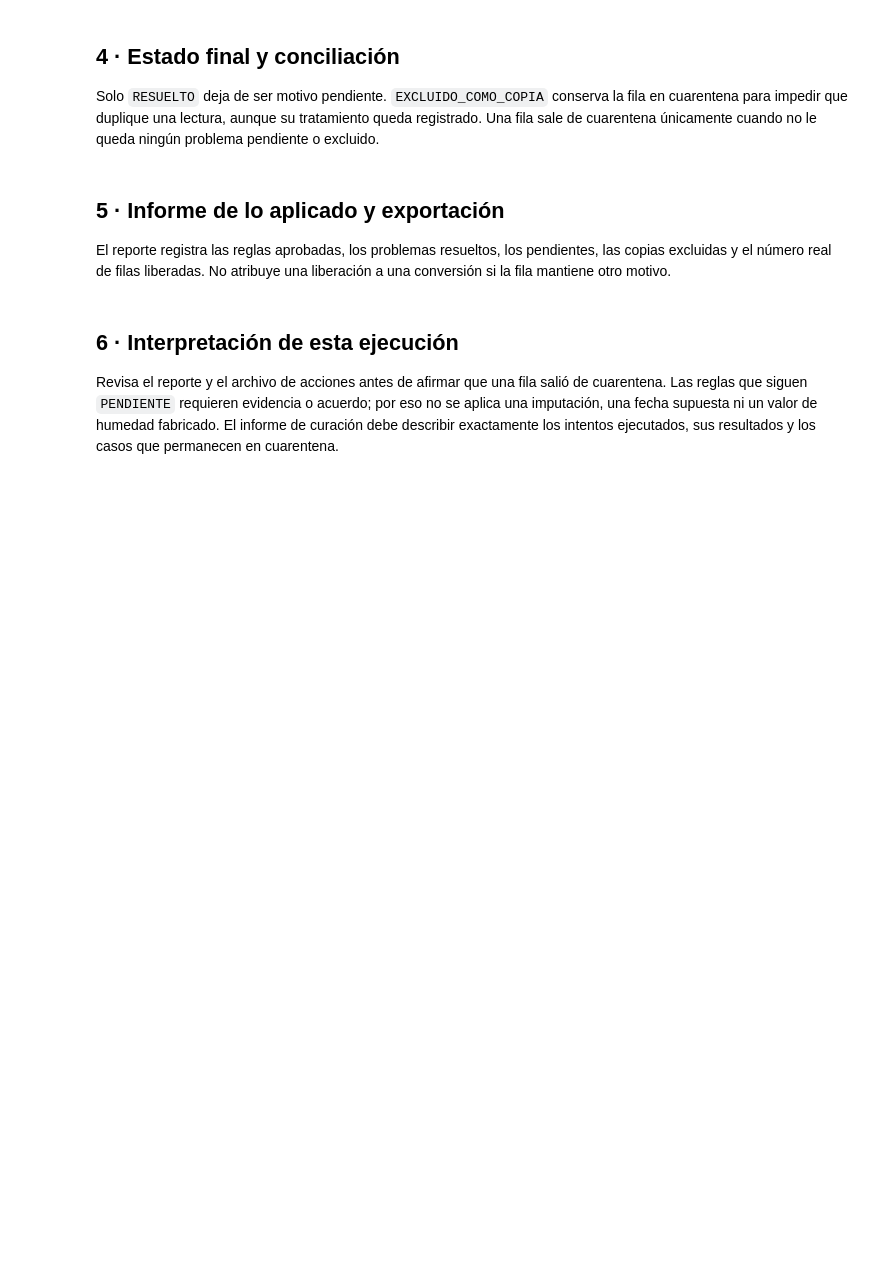
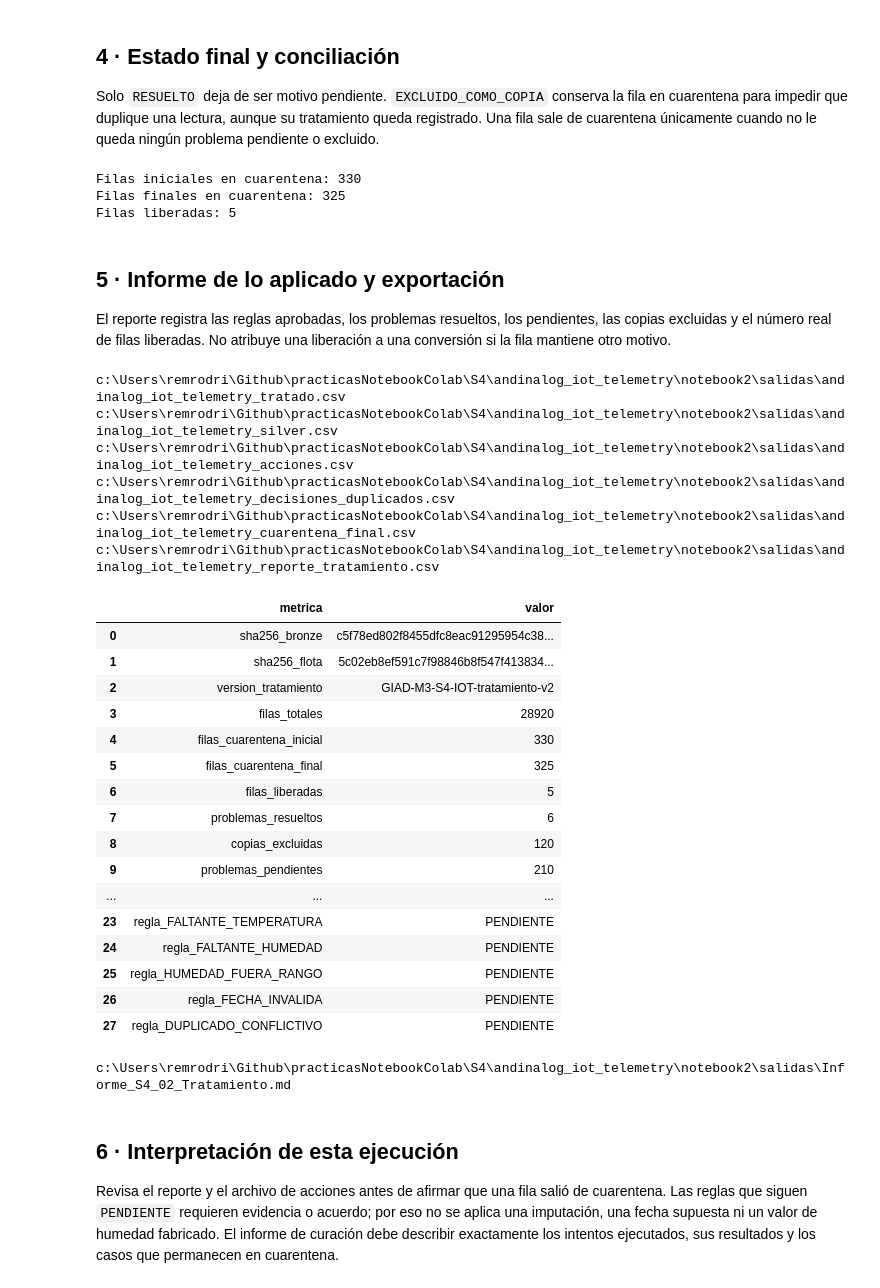
Before and after one commit to remrodri/practicasNotebookColab, a Jupyter notebook: S4/andinalog_iot_telemetry/notebook2/S4_02_AndinaLog_IoT_Tratamiento_Local_Drive.ipynb, the cells around one changed output. Cells and saved outputs as stored; diff of their text form; code cells hidden in the pictures; blank space fills up the shorter version.

Commit message:
update: se actualizo los notebook2 de iot,hr y wms para entregar silver y se creo el notebook3 de hr

```diff
--- a/S4/andinalog_iot_telemetry/notebook2/S4_02_AndinaLog_IoT_Tratamiento_Local_Drive.ipynb
+++ b/S4/andinalog_iot_telemetry/notebook2/S4_02_AndinaLog_IoT_Tratamiento_Local_Drive.ipynb
@@ -16,7 +18,7 @@ import tempfile
 import pandas as pd
 import numpy as np
 
-ENTORNO = "drive"  # "local" o "drive"
+ENTORNO = "local"  # "local" o "drive"
 RUTA_PROYECTO_DRIVE = "/content/drive/MyDrive/GIAD"  # ajustar si corresponde
 VERSION_TRATAMIENTO = "GIAD-M3-S4-IOT-tratamiento-v2"
 
@@ -244,9 +274,25 @@ def construir_estado_final(principal, acciones, decisiones):
 
 df_final, problemas_pendientes = construir_estado_final(df_trabajo, acciones, decisiones_duplicado)
 df_cuarentena_final = df_final.loc[df_final["en_cuarentena_final"]].copy()
+# Silver de consumo: solo lecturas utilizables, con temperatura y camión preparados.
+df_silver = df_final.loc[~df_final["en_cuarentena_final"], [
+    "timestamp", "viaje_id", "order_id", "camion_id_preparado", "producto_id",
+    "temperatura_c_preparada", "humedad_cabina_pct",
+    "desviacion_termica_flag", "desviacion_proximos_60min_flag",
+]].copy()
+df_silver = df_silver.rename(columns={
+    "camion_id_preparado": "camion_id", "temperatura_c_preparada": "temperatura_cabina_c",
+})
+df_silver.insert(6, "temp_unit", "C")
+
 pd.testing.assert_frame_equal(df_final[df_entrada.columns], df_entrada)
 assert len(df_final) == len(df_entrada)
 assert len(df_cuarentena_final) == int(df_final["en_cuarentena_final"].sum())
+assert len(df_silver) == int((~df_final["en_cuarentena_final"]).sum())
+assert list(df_silver.columns) == ["timestamp", "viaje_id", "order_id", "camion_id", "producto_id", "temperatura_cabina_c", "temp_unit", "humedad_cabina_pct", "desviacion_termica_flag", "desviacion_proximos_60min_flag"]
+assert df_silver["temperatura_cabina_c"].notna().all()
+assert df_silver["temp_unit"].eq("C").all()
+assert not df_silver.duplicated(["viaje_id", "timestamp"]).any()
 assert set(problemas_pendientes["fila_bronze"]) == set(df_cuarentena_final["fila_bronze"])
 assert df_final.loc[df_final["decision_duplicado"].eq("COPIA_EXCLUIDA"), "en_cuarentena_final"].all()
 assert not df_final.loc[~df_final["en_cuarentena_final"]].duplicated(["viaje_id", "timestamp"]).any()
@@ -257,6 +303,10 @@ assert not (df_final["en_cuarentena_inicial"] & ~df_final["en_cuarentena_final"]
 print("Filas iniciales en cuarentena:", int(df_final["en_cuarentena_inicial"].sum()))
 print("Filas finales en cuarentena:", int(df_final["en_cuarentena_final"].sum()))
 print("Filas liberadas:", int((df_final["en_cuarentena_inicial"] & ~df_final["en_cuarentena_final"]).sum()))
+# %% [output]
+Filas iniciales en cuarentena: 330
+Filas finales en cuarentena: 325
+Filas liberadas: 5
 # %% [markdown]
 ## 5 · Informe de lo aplicado y exportación
 
@@ -289,33 +339,58 @@ def exportar(directorio, tablas, bronze, huella, flota, huella_flota):
     if hashlib.sha256(bronze.read_bytes()).hexdigest() != huella:
         raise RuntimeError("El Bronze cambió; se cancela la exportación")
     if hashlib.sha256(flota.read_bytes()).hexdigest() != huella_flota:
         raise RuntimeError("La referencia de flota cambió; se cancela la exportación")
     directorio.mkdir(parents=True, exist_ok=True)
     temporales = {}
     try:
         for nombre, tabla in tablas.items():
             destino = directorio / nombre
             with tempfile.NamedTemporaryFile(mode="w", suffix=".csv", prefix=".tmp_iot2_", dir=directorio, encoding="utf-8-sig", newline="", delete=False) as tmp:
                 tabla.to_csv(tmp, index=False)
                 temporales[destino] = Path(tmp.name)
         for destino, temporal in temporales.items():
             os.replace(temporal, destino)
     finally:
         for temporal in temporales.values():
             temporal.unlink(missing_ok=True)
     return list(temporales)
 
 reporte2 = crear_reporte(df_final, acciones, decisiones_duplicado, catalogo, HASH_BRONZE, HASH_FLOTA)
 tablas = {
     "andinalog_iot_telemetry_tratado.csv": df_final,
+    "andinalog_iot_telemetry_silver.csv": df_silver,
     "andinalog_iot_telemetry_acciones.csv": acciones,
     "andinalog_iot_telemetry_decisiones_duplicados.csv": decisiones_duplicado,
     "andinalog_iot_telemetry_cuarentena_final.csv": df_cuarentena_final,
     "andinalog_iot_telemetry_reporte_tratamiento.csv": reporte2,
 }
 for ruta in exportar(rutas["salidas"], tablas, rutas["bronze"], HASH_BRONZE, rutas["flota"], HASH_FLOTA):
     print(ruta)
 display(reporte2)
+# %% [output]
+c:\Users\remrodri\Github\practicasNotebookColab\S4\andinalog_iot_telemetry\notebook2\salidas\andinalog_iot_telemetry_tratado.csv
+c:\Users\remrodri\Github\practicasNotebookColab\S4\andinalog_iot_telemetry\notebook2\salidas\andinalog_iot_telemetry_silver.csv
+c:\Users\remrodri\Github\practicasNotebookColab\S4\andinalog_iot_telemetry\notebook2\salidas\andinalog_iot_telemetry_acciones.csv
+c:\Users\remrodri\Github\practicasNotebookColab\S4\andinalog_iot_telemetry\notebook2\salidas\andinalog_iot_telemetry_decisiones_duplicados.csv
+c:\Users\remrodri\Github\practicasNotebookColab\S4\andinalog_iot_telemetry\notebook2\salidas\andinalog_iot_telemetry_cuarentena_final.csv
+c:\Users\remrodri\Github\practicasNotebookColab\S4\andinalog_iot_telemetry\notebook2\salidas\andinalog_iot_telemetry_reporte_tratamiento.csv
+|  | metrica | valor |
+| 0 | sha256_bronze | c5f78ed802f8455dfc8eac91295954c38... |
+| 1 | sha256_flota | 5c02eb8ef591c7f98846b8f547f413834... |
+| 2 | version_tratamiento | GIAD-M3-S4-IOT-tratamiento-v2 |
+| 3 | filas_totales | 28920 |
+| 4 | filas_cuarentena_inicial | 330 |
+| 5 | filas_cuarentena_final | 325 |
+| 6 | filas_liberadas | 5 |
+| 7 | problemas_resueltos | 6 |
+| 8 | copias_excluidas | 120 |
+| 9 | problemas_pendientes | 210 |
+| ... | ... | ... |
+| 23 | regla_FALTANTE_TEMPERATURA | PENDIENTE |
+| 24 | regla_FALTANTE_HUMEDAD | PENDIENTE |
+| 25 | regla_HUMEDAD_FUERA_RANGO | PENDIENTE |
+| 26 | regla_FECHA_INVALIDA | PENDIENTE |
+| 27 | regla_DUPLICADO_CONFLICTIVO | PENDIENTE |
 # %%
 def crear_informe_md(df_final, acciones, decisiones, catalogo, huella, huella_flota):
     inicial = int(df_final["en_cuarentena_inicial"].sum())
@@ -381,6 +456,8 @@ informe_md = crear_informe_md(df_final, acciones, decisiones_duplicado, catalogo
 ruta_informe = rutas["salidas"] / "Informe_S4_02_Tratamiento.md"
 ruta_informe.write_text(informe_md, encoding="utf-8")
 print(ruta_informe)
+# %% [output]
+c:\Users\remrodri\Github\practicasNotebookColab\S4\andinalog_iot_telemetry\notebook2\salidas\Informe_S4_02_Tratamiento.md
 # %% [markdown]
 ## 6 · Interpretación de esta ejecución
 
```
Also changed, not shown: parts of 4 cells of this notebook, 5 other files.
